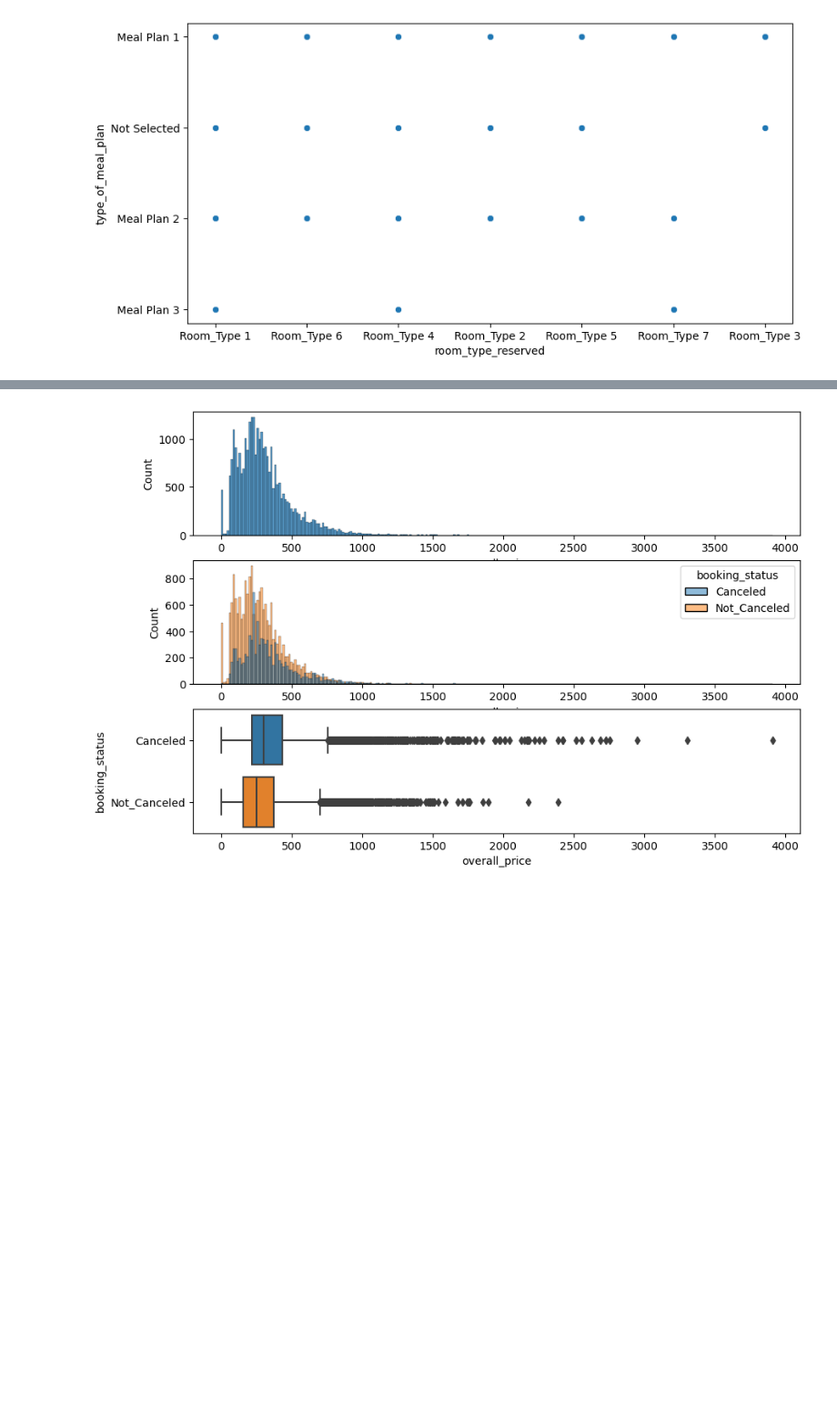
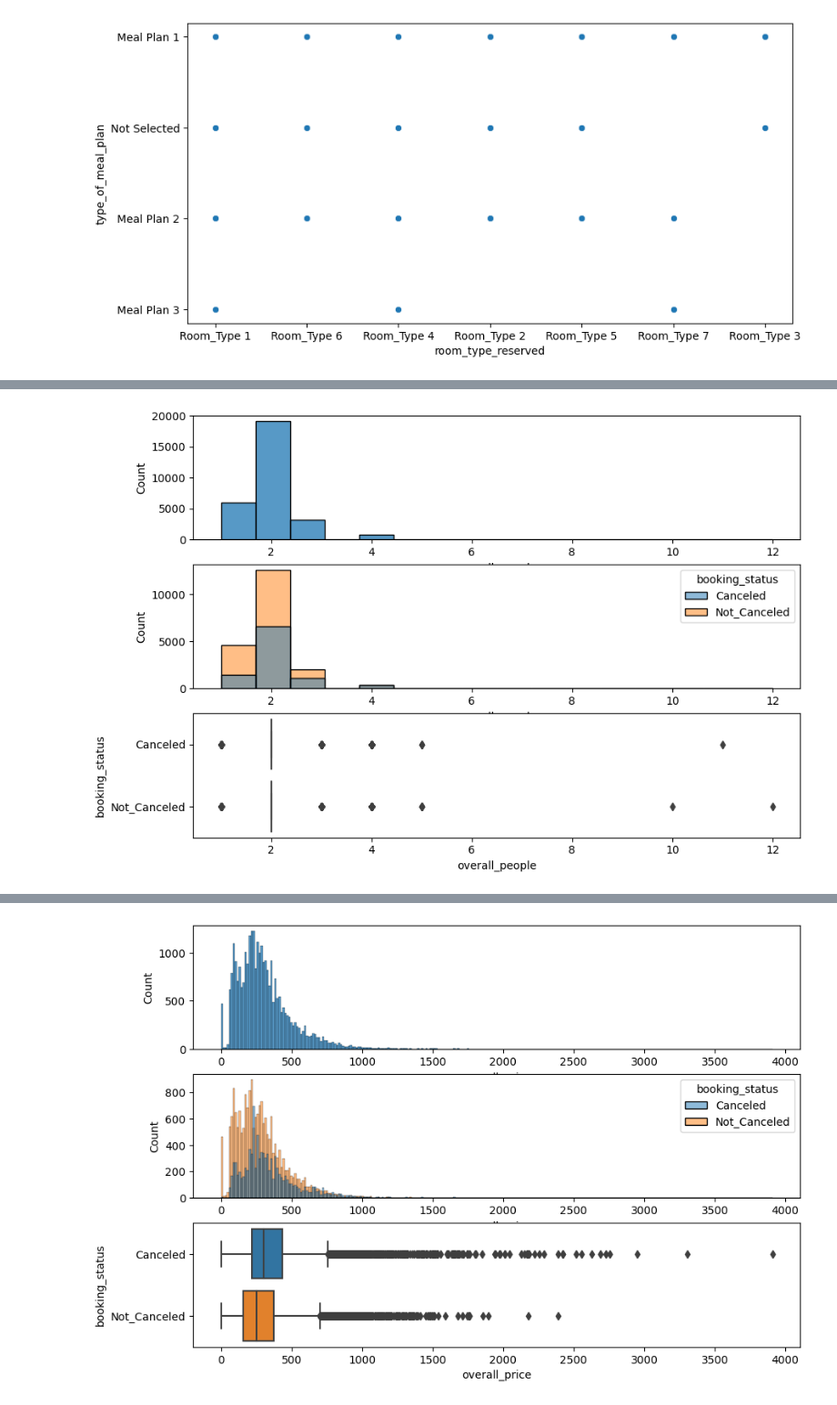
Before and after one commit to Jannis997/Hotel_Reservations, a Jupyter notebook: test.ipynb, the cells around one changed output, grey strips where cells are left out. Shown at 91% size. Cells and saved outputs as stored; diff of their text form; code cells hidden in the pictures; blank space fills up the shorter version.

```diff
--- a/test.ipynb
+++ b/test.ipynb
@@ -342,3 +444,11 @@ df_EDA['overall_people'] = df_EDA['no_of_children'] + df_EDA['no_of_adults']
 df_EDA['overall_nights'] = df_EDA['no_of_weekend_nights'] + df_EDA['no_of_week_nights']
 df_EDA['overall_price'] = df_EDA['avg_price_per_room'] * df_EDA['overall_nights']
 df_EDA['average_price_per_room_person'] = df_EDA['avg_price_per_room'] / df_EDA['overall_people']
+# %%
+fig, ax = plt.subplots(3, figsize=(10, 7))
+
+t = sns.histplot(data=df_EDA, x="overall_people", ax=ax[0])
+t = sns.histplot(data=df_EDA, x="overall_people", ax=ax[1], hue="booking_status")
+t = sns.boxplot(x="overall_people", y="booking_status", orient="h", data=df_EDA, ax=ax[2])
+# %% [output]
+[figure, added]
```
Also changed, not shown: parts of 95 cells of this notebook.
